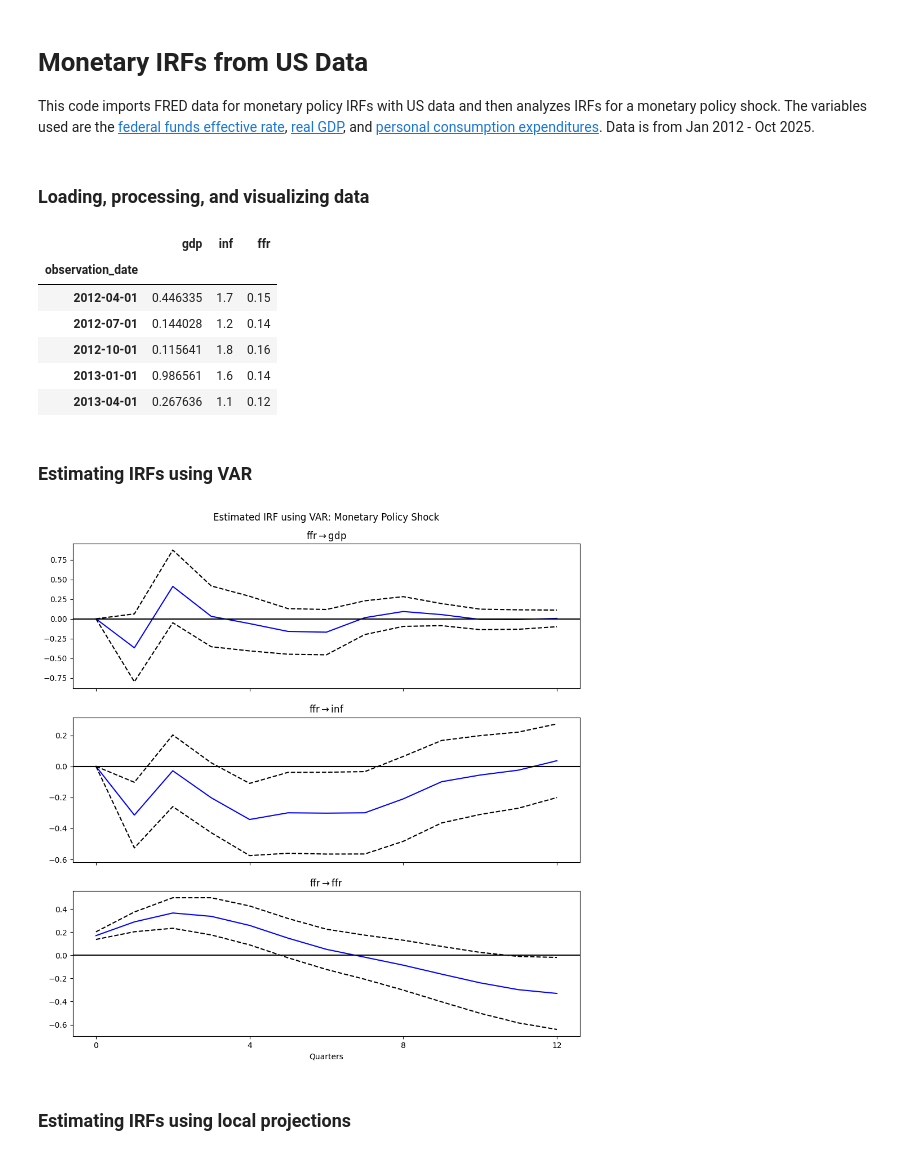
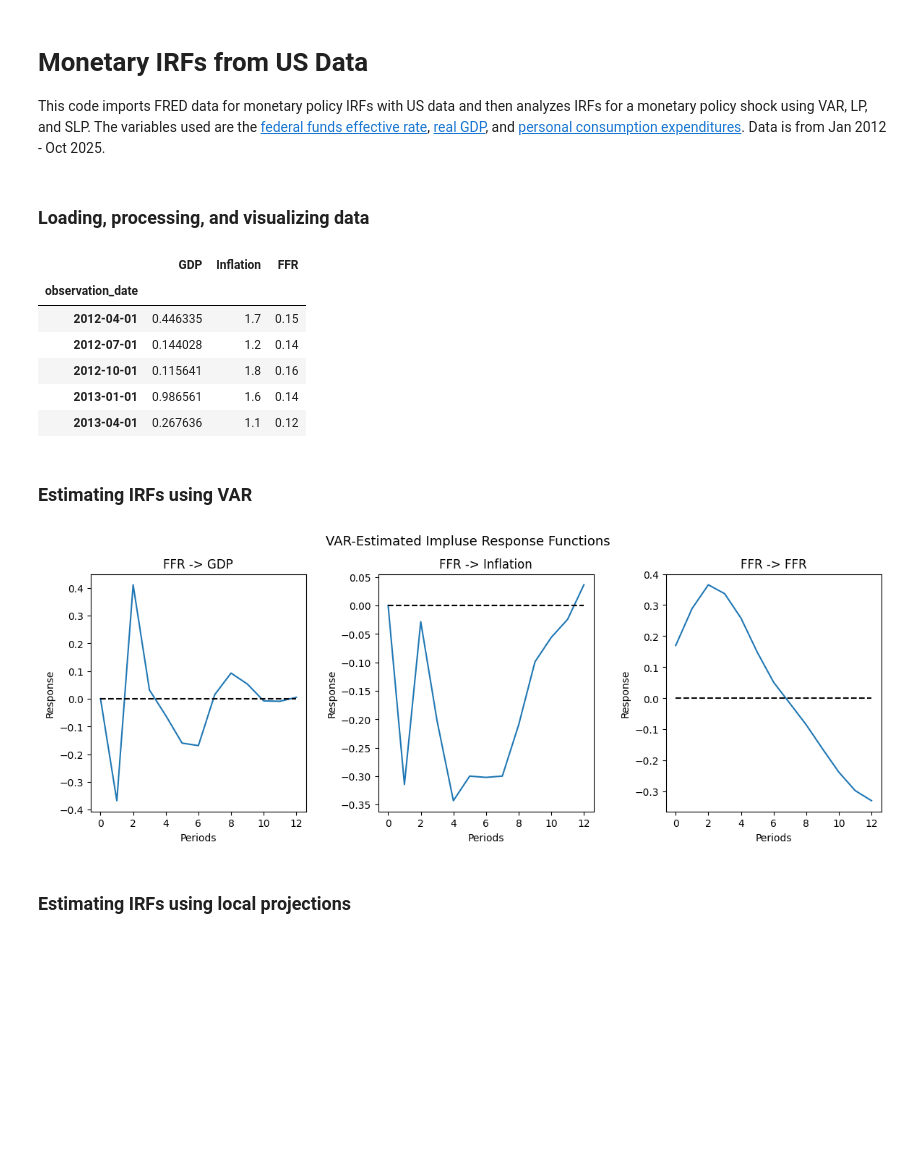
Before and after one commit to matt-dot-k/econ-622-project, a Jupyter notebook: example_notebooks/real_monetary.ipynb, the cells around one changed output. Drawn from its saved outputs; the diff is of its cells as text; code cells hidden in the pictures; blank space fills up the shorter version.

Commit message:
Standardized example plotting

```diff
--- a/example_notebooks/real_monetary.ipynb
+++ b/example_notebooks/real_monetary.ipynb
@@ -1,7 +1,7 @@
 # %% [markdown]
 # Monetary IRFs from US Data
 
-This code imports FRED data for monetary policy IRFs with US data and then analyzes IRFs for a monetary policy shock. The variables used are the [federal funds effective rate](https://fred.stlouisfed.org/series/DFF#), [real GDP](https://fred.stlouisfed.org/series/GDPC1), and [personal consumption expenditures](https://fred.stlouisfed.org/series/DPCCRV1Q225SBEA). Data is from Jan 2012 - Oct 2025.
+This code imports FRED data for monetary policy IRFs with US data and then analyzes IRFs for a monetary policy shock using VAR, LP, and SLP. The variables used are the [federal funds effective rate](https://fred.stlouisfed.org/series/DFF#), [real GDP](https://fred.stlouisfed.org/series/GDPC1), and [personal consumption expenditures](https://fred.stlouisfed.org/series/DPCCRV1Q225SBEA). Data is from Jan 2012 - Oct 2025.
 # %%
 # import packages
 import statsmodels as sm
@@ -22,15 +22,15 @@ ffr = pd.read_csv('../monetary_example_data/DFF.csv', index_col=0, parse_dates=T
 
 # merge data into one dataframe
 data = pd.concat([gdp, pce, ffr], axis=1)
-data.columns = ['gdp','inf', 'ffr']
+data.columns = ['GDP','Inflation', 'FFR']
 
 # GDP growth rate
-data['gdp'] = data['gdp'].pct_change() * 100
+data['GDP'] = data['GDP'].pct_change() * 100
 data = data.dropna() # removes first observations (missing differences)
 # %%
 data.head()
 # %% [output]
-|  | gdp | inf | ffr |
+|  | GDP | Inflation | FFR |
 | observation_date |  |  |  |
 | 2012-04-01 | 0.446335 | 1.7 | 0.15 |
 | 2012-07-01 | 0.144028 | 1.2 | 0.14 |
@@ -41,18 +41,26 @@ data.head()
 ### Estimating IRFs using VAR
 # %%
 # VAR estimation of IRFs
-def estimate_irf(data, q):
-    model = VAR(data)
-    results = model.fit(ic="aic")
-    return results.irf(q)
-VAR_irf = estimate_irf(data, q)
-VAR_irf.plot(orth=True, impulse = "ffr")
-plt.suptitle("Estimated IRF using VAR: Monetary Policy Shock")
-plt.xlabel("Quarters")
-plt.xticks(range(0, q+1, 4))
+model = VAR(data)
+results = model.fit(ic="aic")
+irf = results.irf(periods=q)
+irfs = irf.orth_irfs
+var_names = results.names
+
+# plot the VAR estimated IRFs to a shock to Federal Funds Rate
+plt.figure(figsize=(12, 8))
+for i in range(3):
+    plt.subplot(2, 3, i+1)
+    plt.plot(irfs[:, i, 2])
+    plt.title(f'FFR -> {var_names[i]}')
+    plt.xlabel('Periods')
+    plt.ylabel('Response')
+    plt.hlines(0, 0, q, colors='black', linestyles='dashed')
+plt.suptitle('VAR-Estimated Impluse Response Functions', fontsize=13)
+plt.tight_layout()
 plt.show()
 # %% [output]
-[figure, old version]
+[figure, new version]
 # %% [markdown]
 ### Estimating IRFs using local projections
 # %%
```
Also changed, not shown: 1 other file.
